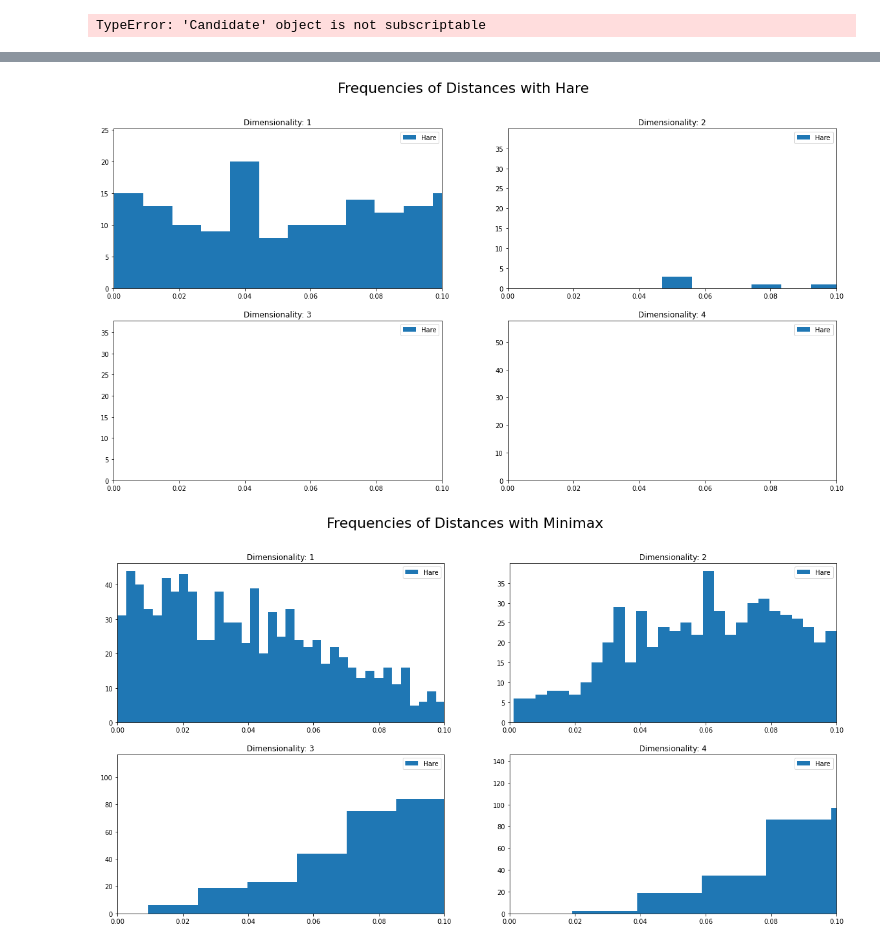
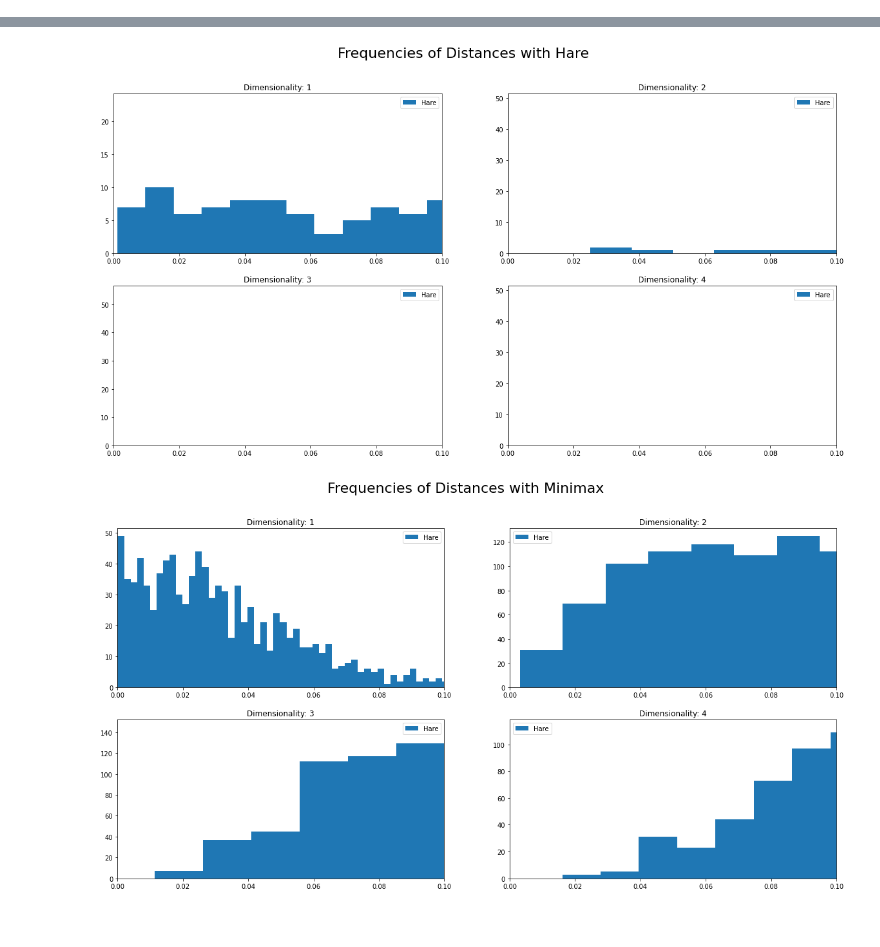
Before and after one commit to robbierobinette/rcv-tensorflow, a Jupyter notebook: plot_results.ipynb, the cells around one changed output, grey strips where cells are left out. Drawn from its saved outputs; the diff is of its cells as text; code cells hidden in the pictures.

```diff
--- a/plot_results.ipynb
+++ b/plot_results.ipynb
@@ -108,8 +108,8 @@ def make_plots():
     # irv_results = [r for r in results if r.process.name == "Instant Runoff"]
     # h2h_results = [r for r in results if r.process.name == "Head-to-Head"]
 
-    irv_results: List[ProcessResult] = [load_path(s) for s in glob.glob("saved_results-do7/Hare*.p")]
-    h2h_results: List[ProcessResult] = [load_path(s) for s in glob.glob("saved_results-do7/Minimax*.p")]
+    irv_results: List[ProcessResult] = [load_path(s) for s in glob.glob("saved_results-do8/Hare*.p")]
+    h2h_results: List[ProcessResult] = [load_path(s) for s in glob.glob("saved_results-do8/Minimax*.p")]
 
     irv_results.sort(key=lambda x: x.dim)
     h2h_results.sort(key=lambda x: x.dim)
@@ -137,9 +137,8 @@ def make_plots():
         [winners(hr) for hr in h2h_results],
         "Frequencies of Distances with Minimax")
 
-    filtered_irv = [filter_results(ir) for ir in irv_results]
-    filtered_h2h = [filter_results(hr) for hr in h2h_results]
+    #filtered_irv = [filter_results(ir) for ir in irv_results]
+    #filtered_h2h = [filter_results(hr) for hr in h2h_results]
 
 make_plots()
 # %% [output]
-TypeError: 'Candidate' object is not subscriptable
@@ -147,2 +146,2 @@ TypeError: 'Candidate' object is not subscriptable
-[figure, old version]
+[figure, new version]
-[figure, old version]
+[figure, new version]
```
Also changed, not shown: parts of 1 cell of this notebook, 3 other files.
